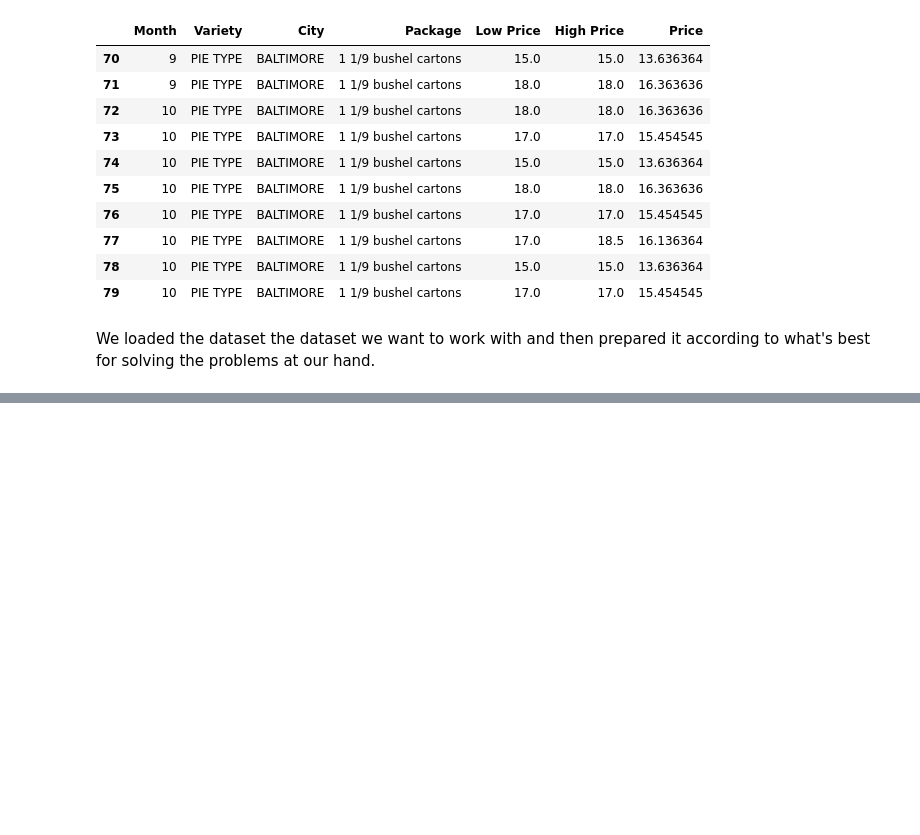
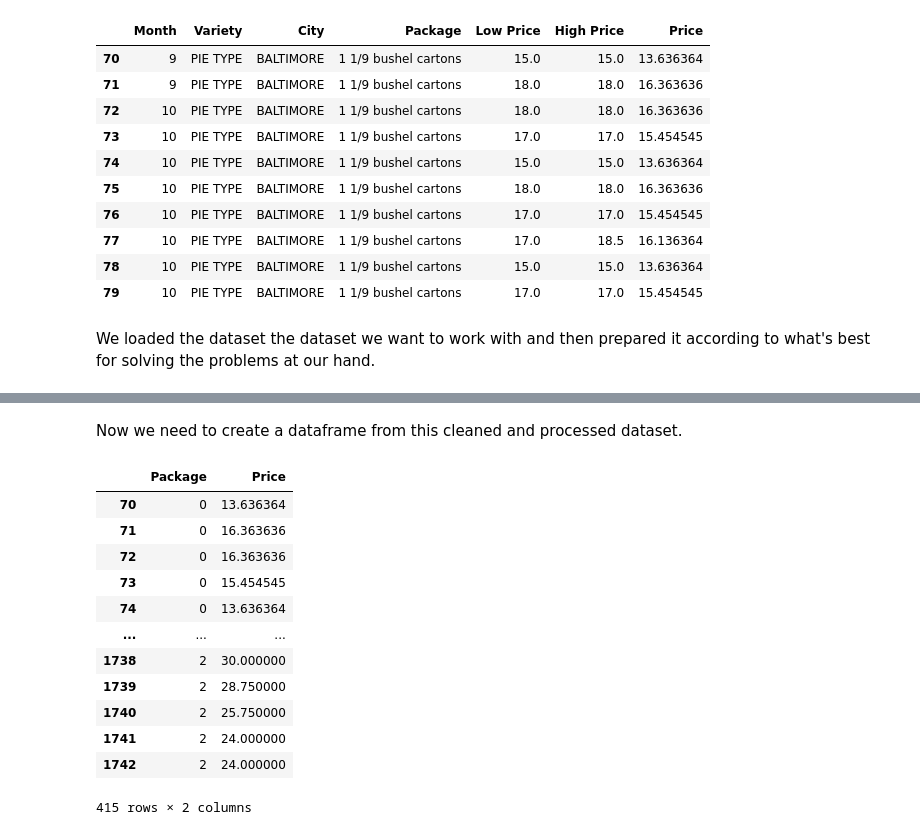
Before and after one commit to tionx3na/machine_learning, a Jupyter notebook: Regression/regression-3.ipynb, the cells around one changed output, grey strips where cells are left out. Cells and saved outputs as stored; diff of their text form; code cells hidden in the pictures; blank space fills up the shorter version.

```diff
--- a/Regression/regression-3.ipynb
+++ b/Regression/regression-3.ipynb
@@ -52,0 +113,20 @@ We loaded the dataset the dataset we want to work with and then prepared it acco
+# %% [markdown]
+Now we need to create a dataframe from this cleaned and processed dataset.
+# %%
+new_columns = ['Package', 'Price']
+final_pumpkins = new_pumpkins.drop([c for c in new_pumpkins.columns if c not in new_columns], axis='columns')
+final_pumpkins
+# %% [output]
+|  | Package | Price |
+| 70 | 0 | 13.636364 |
+| 71 | 0 | 16.363636 |
+| 72 | 0 | 16.363636 |
+| 73 | 0 | 15.454545 |
+| 74 | 0 | 13.636364 |
+| ... | ... | ... |
+| 1738 | 2 | 30.000000 |
+| 1739 | 2 | 28.750000 |
+| 1740 | 2 | 25.750000 |
+| 1741 | 2 | 24.000000 |
+| 1742 | 2 | 24.000000 |
+415 rows × 2 columns
```
Also changed, not shown: parts of 12 cells of this notebook.
